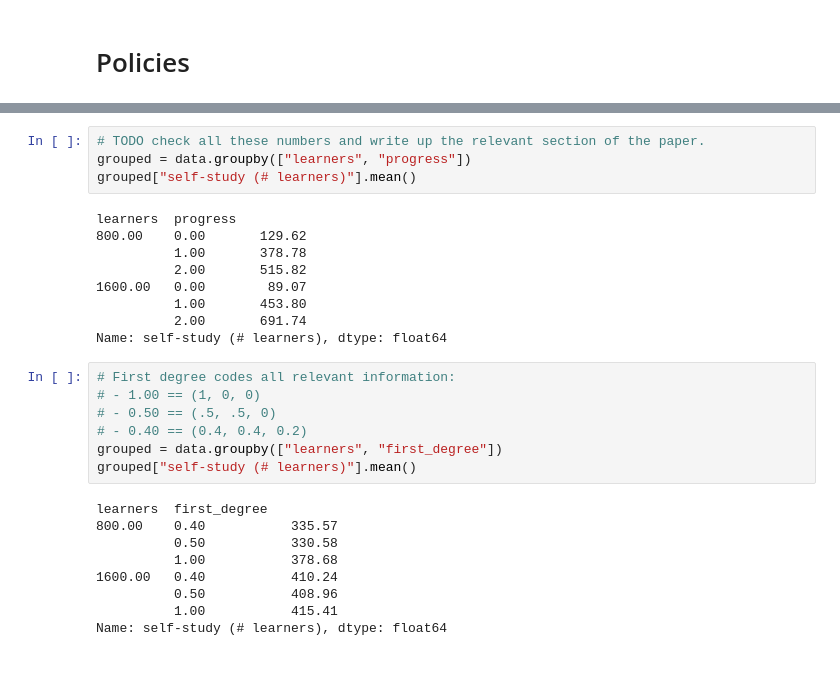
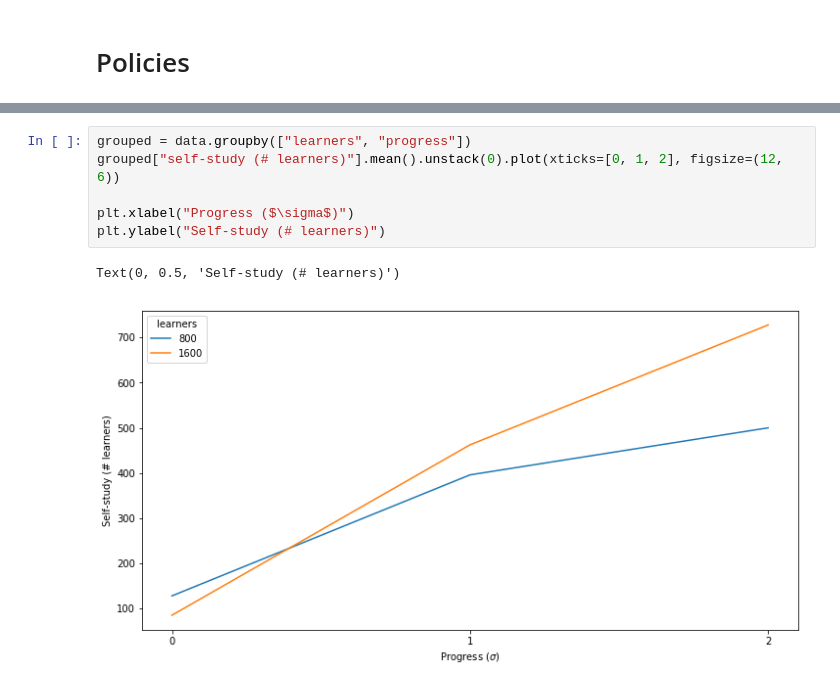
Before and after one commit to N-Wouda/PL-Hourly-Heuristic, a Jupyter notebook: analysis.ipynb, the cells around one changed output, grey strips where cells are left out. Saved outputs shown, nothing was run; the diff lists cells and outputs as text.

```diff
--- a/analysis.ipynb
+++ b/analysis.ipynb
@@ -105,29 +106,9 @@ data.head()
-# %%
-# TODO check all these numbers and write up the relevant section of the paper.
-grouped = data.groupby(["learners", "progress"])
-grouped["self-study (# learners)"].mean()
-# %% [output]
-learners  progress
-800.00    0.00       129.62
-          1.00       378.78
-          2.00       515.82
-1600.00   0.00        89.07
-          1.00       453.80
-          2.00       691.74
-Name: self-study (# learners), dtype: float64
-# %%
-# First degree codes all relevant information:
-# - 1.00 == (1, 0, 0)
-# - 0.50 == (.5, .5, 0)
-# - 0.40 == (0.4, 0.4, 0.2)
-grouped = data.groupby(["learners", "first_degree"])
-grouped["self-study (# learners)"].mean()
-# %% [output]
-learners  first_degree
-800.00    0.40           335.57
-          0.50           330.58
-          1.00           378.68
-1600.00   0.40           410.24
-          0.50           408.96
-          1.00           415.41
-Name: self-study (# learners), dtype: float64
+# %%
+grouped = data.groupby(["learners", "progress"])
+grouped["self-study (# learners)"].mean().unstack(0).plot(xticks=[0, 1, 2], figsize=(12, 6))
+
+plt.xlabel("Progress ($\sigma$)")
+plt.ylabel("Self-study (# learners)")
+# %% [output]
+Text(0, 0.5, 'Self-study (# learners)')
+[figure, added]
```
Also changed, not shown: parts of 6 cells of this notebook.
